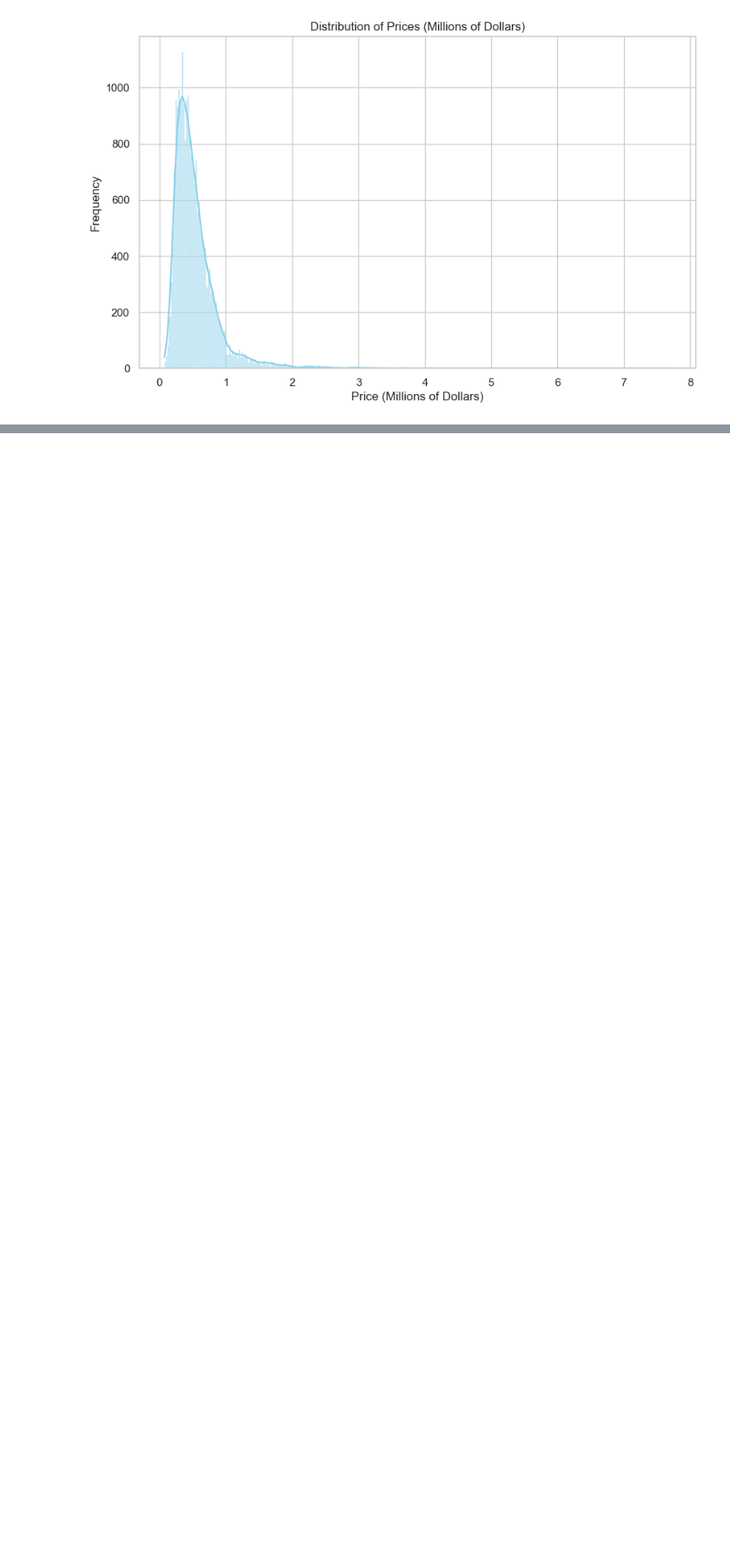
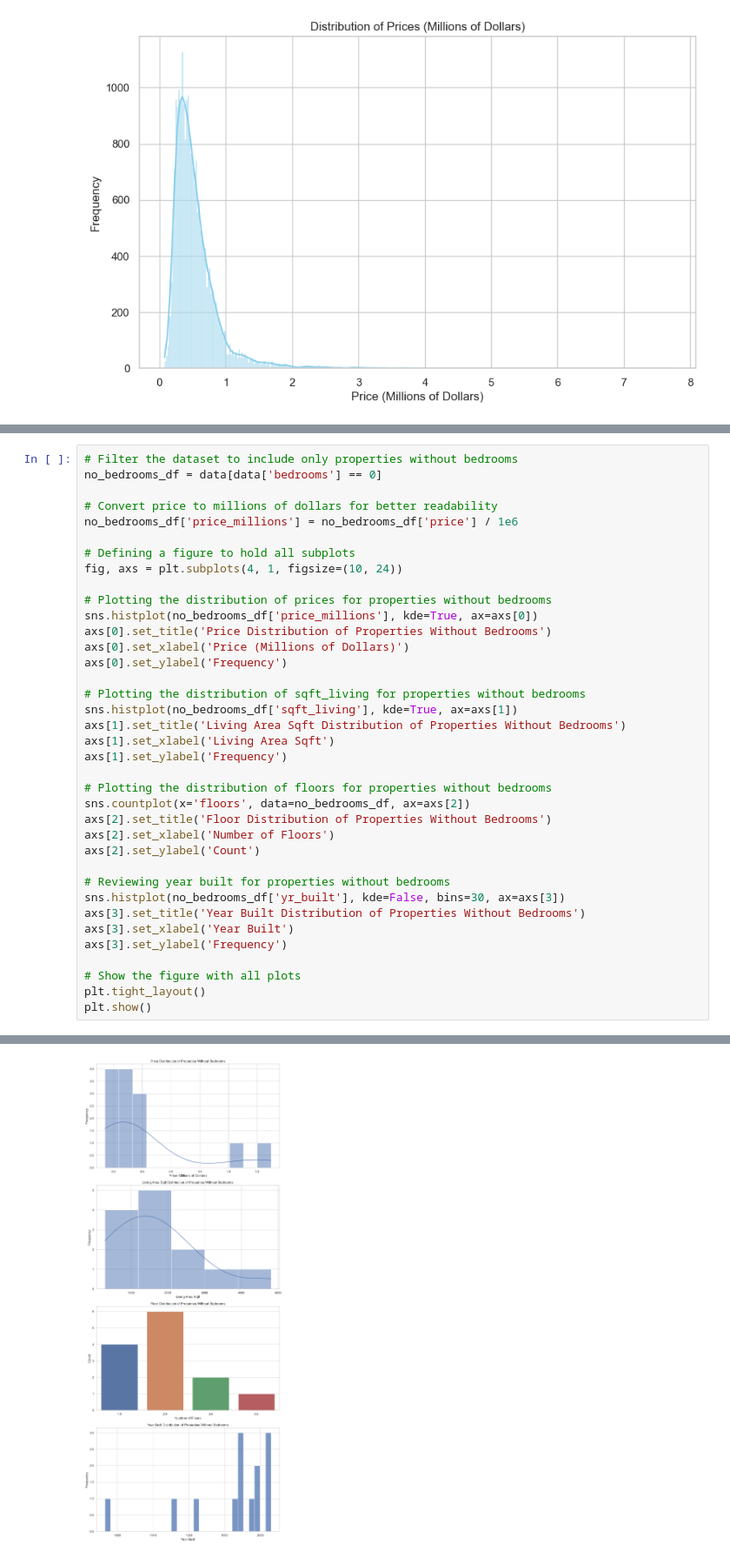
Before and after one commit to Enam88/apartment-hunter, a Jupyter notebook: notebooks/eda.ipynb, the cells around one changed output, grey strips where cells are left out. Shown at 87% size. Drawn from its saved outputs; the diff is of its cells as text; blank space fills up the shorter version.

```diff
--- a/notebooks/eda.ipynb
+++ b/notebooks/eda.ipynb
@@ -263,0 +416,38 @@ data.drop('price_millions', axis=1, inplace=True)
+# %%
+# Filter the dataset to include only properties without bedrooms
+no_bedrooms_df = data[data['bedrooms'] == 0]
+
+# Convert price to millions of dollars for better readability
+no_bedrooms_df['price_millions'] = no_bedrooms_df['price'] / 1e6
+
+# Defining a figure to hold all subplots
+fig, axs = plt.subplots(4, 1, figsize=(10, 24))
+
+# Plotting the distribution of prices for properties without bedrooms
+sns.histplot(no_bedrooms_df['price_millions'], kde=True, ax=axs[0])
+axs[0].set_title('Price Distribution of Properties Without Bedrooms')
+axs[0].set_xlabel('Price (Millions of Dollars)')
+axs[0].set_ylabel('Frequency')
+
+# Plotting the distribution of sqft_living for properties without bedrooms
+sns.histplot(no_bedrooms_df['sqft_living'], kde=True, ax=axs[1])
+axs[1].set_title('Living Area Sqft Distribution of Properties Without Bedrooms')
+axs[1].set_xlabel('Living Area Sqft')
+axs[1].set_ylabel('Frequency')
+
+# Plotting the distribution of floors for properties without bedrooms
+sns.countplot(x='floors', data=no_bedrooms_df, ax=axs[2])
+axs[2].set_title('Floor Distribution of Properties Without Bedrooms')
+axs[2].set_xlabel('Number of Floors')
+axs[2].set_ylabel('Count')
+
+# Reviewing year built for properties without bedrooms
+sns.histplot(no_bedrooms_df['yr_built'], kde=False, bins=30, ax=axs[3])
+axs[3].set_title('Year Built Distribution of Properties Without Bedrooms')
+axs[3].set_xlabel('Year Built')
+axs[3].set_ylabel('Frequency')
+
+# Show the figure with all plots
+plt.tight_layout()
+plt.show()
+# %% [output]
@@ -263,0 +459 @@ data.drop('price_millions', axis=1, inplace=True)
+[figure, added]
```
Also changed, not shown: parts of 44 cells of this notebook.
